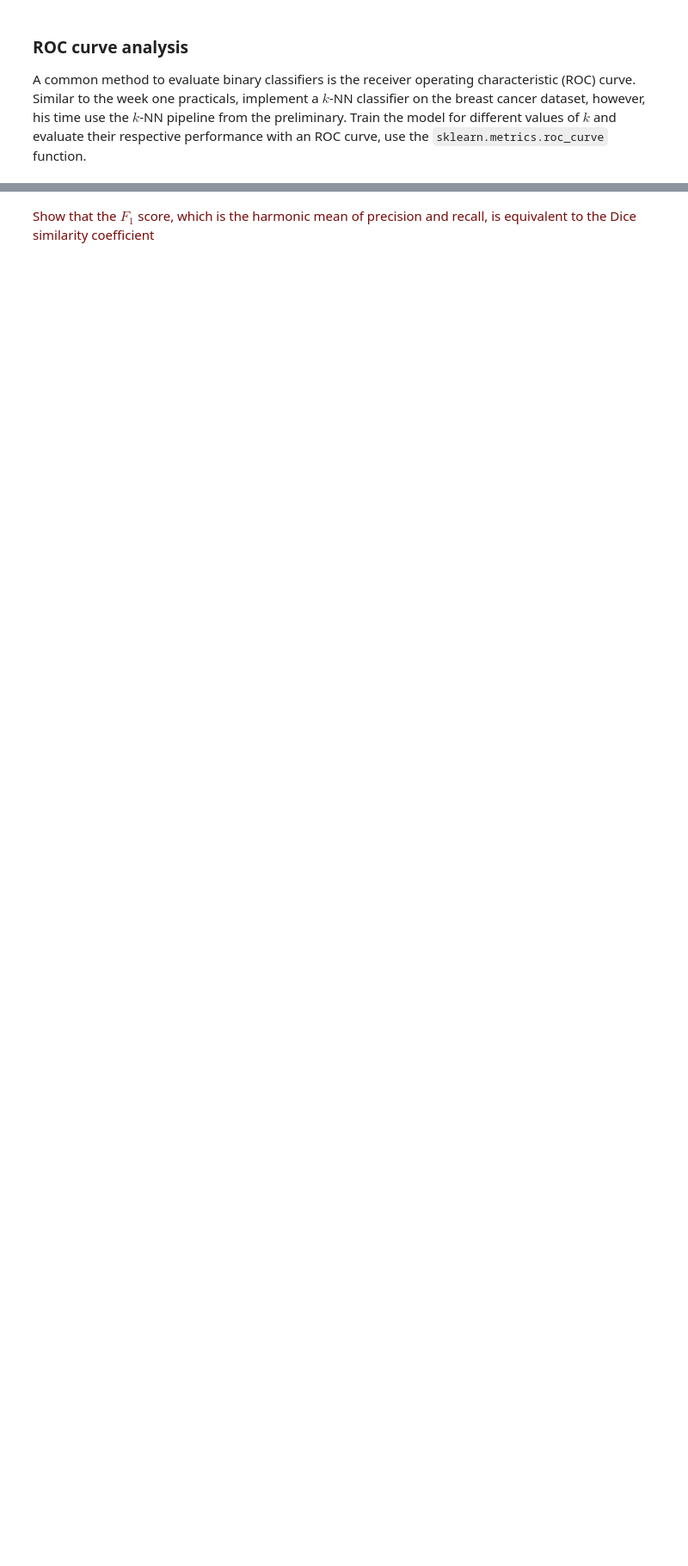
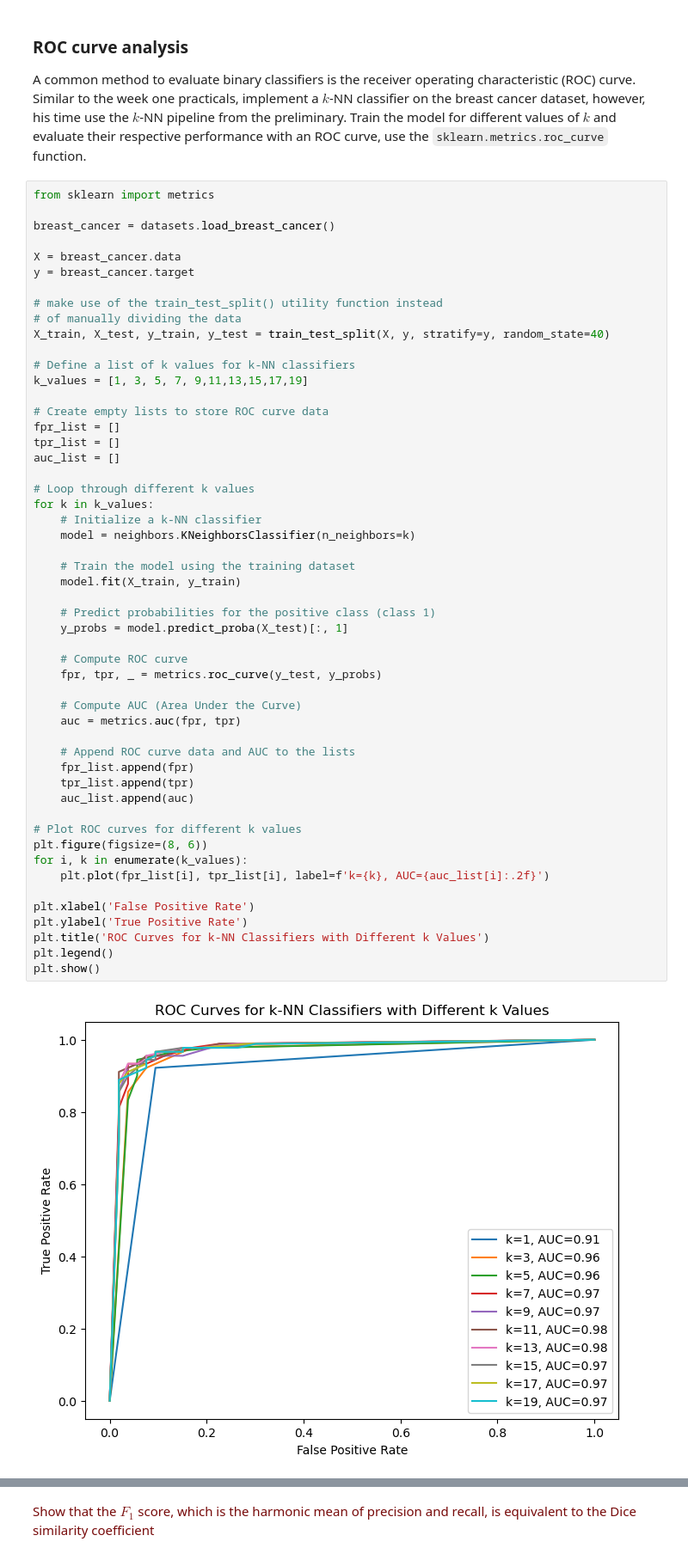
Before and after one commit to Fvlasman/8DM50-Machine-Learning, a Jupyter notebook: week_2_assigment.ipynb, the cells around one changed output, grey strips where cells are left out. Shown: that part at 86% size. Saved outputs shown, nothing was run; the diff lists cells and outputs as text; blank space fills up the shorter version.

Commit message:
added knn ROC curves

```diff
--- a/week_2_assigment.ipynb
+++ b/week_2_assigment.ipynb
@@ -159,6 +156,60 @@ Repeat this experiment, this time using the diabetes dataset instead of the gene
 # %% [markdown]
 ### ROC curve analysis
 A common method to evaluate binary classifiers is the receiver operating characteristic (ROC) curve. Similar to the week one practicals, implement a $k$-NN classifier on the breast cancer dataset, however, his time use the $k$-NN pipeline from the preliminary. Train the model for different values of $k$ and evaluate their respective performance with an ROC curve, use the `sklearn.metrics.roc_curve` function.
+# %%
+from sklearn import metrics
+
+breast_cancer = datasets.load_breast_cancer()
+
+X = breast_cancer.data
+y = breast_cancer.target
+
+# make use of the train_test_split() utility function instead
+# of manually dividing the data
+X_train, X_test, y_train, y_test = train_test_split(X, y, stratify=y, random_state=40)
+
+# Define a list of k values for k-NN classifiers
+k_values = [1, 3, 5, 7, 9,11,13,15,17,19]
+
+# Create empty lists to store ROC curve data
+fpr_list = []
+tpr_list = []
+auc_list = []
+
+# Loop through different k values
+for k in k_values:
+    # Initialize a k-NN classifier
+    model = neighbors.KNeighborsClassifier(n_neighbors=k)
+
+    # Train the model using the training dataset
+    model.fit(X_train, y_train)
+
+    # Predict probabilities for the positive class (class 1)
+    y_probs = model.predict_proba(X_test)[:, 1]
+
+    # Compute ROC curve
+    fpr, tpr, _ = metrics.roc_curve(y_test, y_probs)
+
+    # Compute AUC (Area Under the Curve)
+    auc = metrics.auc(fpr, tpr)
+
+    # Append ROC curve data and AUC to the lists
+    fpr_list.append(fpr)
+    tpr_list.append(tpr)
+    auc_list.append(auc)
+
+# Plot ROC curves for different k values
+plt.figure(figsize=(8, 6))
+for i, k in enumerate(k_values):
+    plt.plot(fpr_list[i], tpr_list[i], label=f'k={k}, AUC={auc_list[i]:.2f}')
+
+plt.xlabel('False Positive Rate')
+plt.ylabel('True Positive Rate')
+plt.title('ROC Curves for k-NN Classifiers with Different k Values')
+plt.legend()
+plt.show()
+# %% [output]
+[figure, added]
 # %% [markdown]
 ### $F_1$ score and Dice similarity coefficient
 
```
Also changed, not shown: parts of 3 cells of this notebook.
